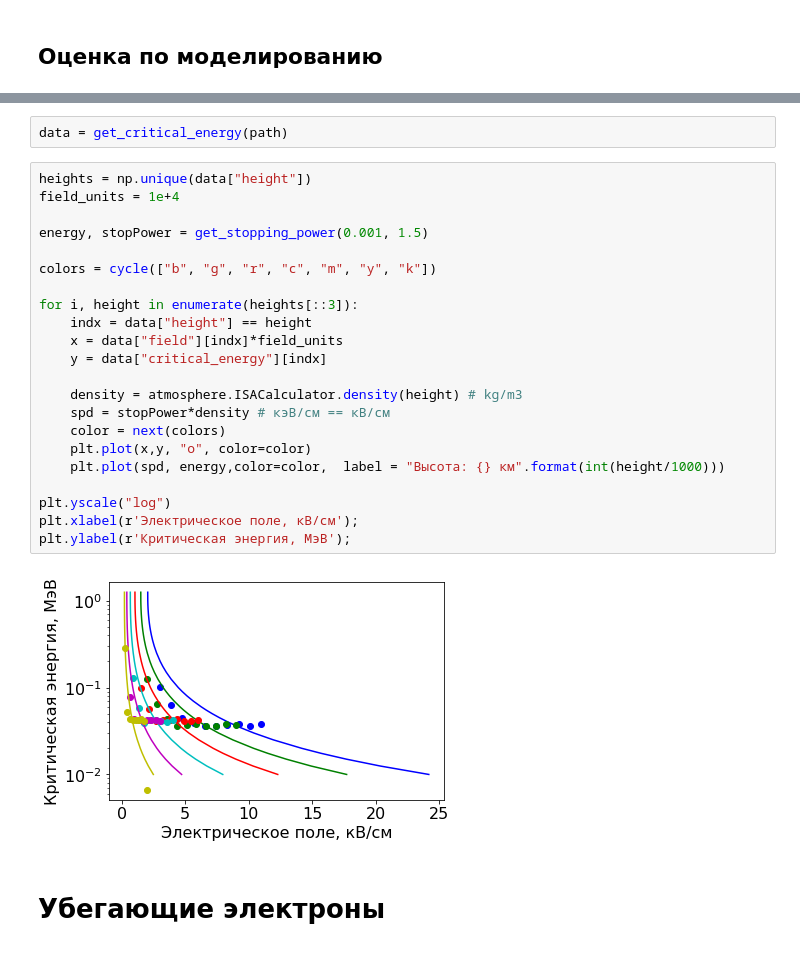
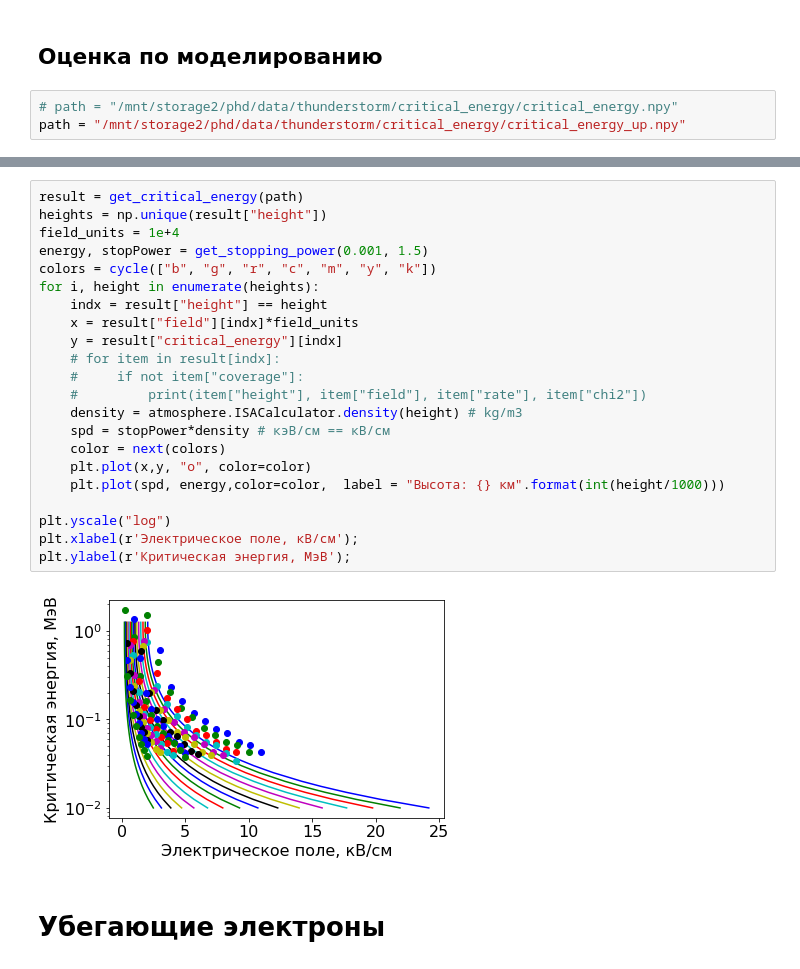
Before and after one commit to Zelenyy/phd-code, a Jupyter notebook: notebooks/01.PhD-fugures.ipynb, the cells around one changed output, grey strips where cells are left out. Saved outputs shown, nothing was run; the diff lists cells and outputs as text.

Commit message:
Minimal field

```diff
--- a/notebooks/01.PhD-fugures.ipynb
+++ b/notebooks/01.PhD-fugures.ipynb
@@ -147,4 +147,7 @@ for h in np.arange(0, 17000, 1000):
 16000 0.051393723165488535
 # %% [markdown]
 ## Оценка по моделированию
+# %%
+# path = "/mnt/storage2/phd/data/thunderstorm/critical_energy/critical_energy.npy"
+path = "/mnt/storage2/phd/data/thunderstorm/critical_energy/critical_energy_up.npy"
 # %%
@@ -166,29 +189,27 @@ def get_critical_energy(path):
-# %%
-data = get_critical_energy(path)
 # %%
-heights = np.unique(data["height"])
+result = get_critical_energy(path)
+heights = np.unique(result["height"])
 field_units = 1e+4
-
 energy, stopPower = get_stopping_power(0.001, 1.5)
-
 colors = cycle(["b", "g", "r", "c", "m", "y", "k"])
-
-for i, height in enumerate(heights[::3]):
-    indx = data["height"] == height
-    x = data["field"][indx]*field_units
-    y = data["critical_energy"][indx]
-
+for i, height in enumerate(heights):
+    indx = result["height"] == height
+    x = result["field"][indx]*field_units
+    y = result["critical_energy"][indx]
+    # for item in result[indx]:
+    #     if not item["coverage"]:
+    #         print(item["height"], item["field"], item["rate"], item["chi2"])
     density = atmosphere.ISACalculator.density(height) # kg/m3
     spd = stopPower*density # кэВ/см == кВ/см
     color = next(colors)
     plt.plot(x,y, "o", color=color)
     plt.plot(spd, energy,color=color,  label = "Высота: {} км".format(int(height/1000)))
 
 plt.yscale("log")
 plt.xlabel(r'Электрическое поле, кВ/см');
 plt.ylabel(r'Критическая энергия, МэВ');
 # %% [output]
-[figure, old version]
+[figure, new version]
 # %% [markdown]
 # Убегающие электроны
 # %% [markdown]
```
Also changed, not shown: parts of 1 cell of this notebook, 4 other files.
